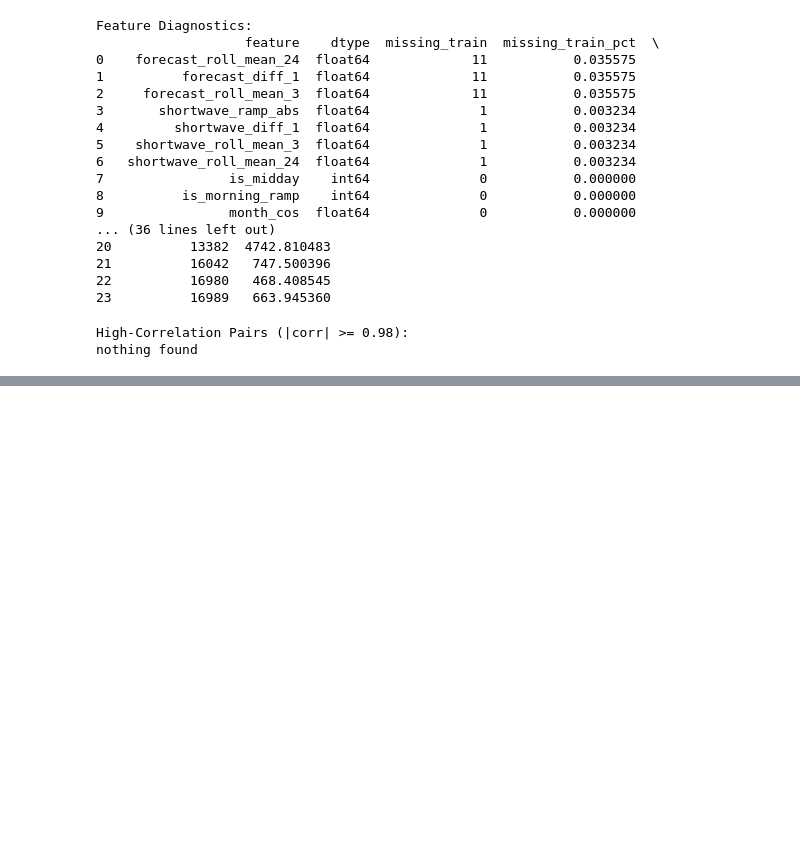
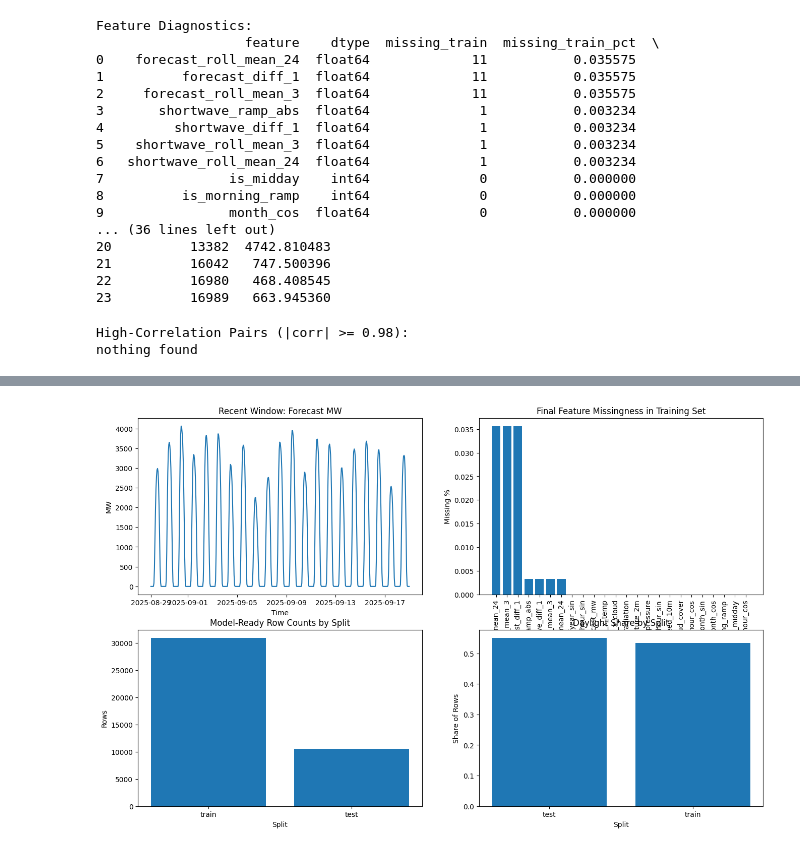
Before and after one commit to sumaitate/nyiso-solar-residual, a Jupyter notebook: notebooks/02_feature_engineering.ipynb, the cells around one changed output, grey strips where cells are left out. Drawn from its saved outputs; the diff is of its cells as text; code cells hidden in the pictures; blank space fills up the shorter version.

```diff
--- a/notebooks/02_feature_engineering.ipynb
+++ b/notebooks/02_feature_engineering.ipynb
@@ -325,8 +327,6 @@ dtype: int64
 # %% [markdown]
 ## Train/Test Split
 # %%
-split_date = pd.Timestamp("2024-07-01 00:00:00+00:00")
-
 train_time_mask = df_system["time_stamp"] < split_date
 test_time_mask = df_system["time_stamp"] >= split_date
 
@@ -359,6 +359,12 @@ print("y_test Shape:", y_test.shape)
 assert X_train.shape[0] == y_train.shape[0]
 assert X_test.shape[0] == y_test.shape[0]
 assert baseline_actual_test.shape[0] == baseline_forecast_test.shape[0] == y_test.shape[0]
+
+df_system["dataset_split"] = np.where(
+    df_system["time_stamp"] < split_date,
+    "train",
+    "test",
+)
 # %% [output]
 Split Date: 2024-07-01 00:00:00+00:00
 Train Time Rows: 31723
@@ -739,0 +487,50 @@ print("\nPlanned Output Path:", model_ready_out)
+# %%
+plot_df = model_ready_df.copy()
+
+recent_window = plot_df.tail(min(24 * 21, len(plot_df))).copy()
+
+missing_plot_df = (
+    feature_diagnostics[["feature", "missing_train_pct"]]
+    .sort_values("missing_train_pct", ascending=False)
+    .reset_index(drop=True)
+)
+
+split_counts = (
+    model_ready_df["dataset_split"]
+    .value_counts()
+    .rename_axis("dataset_split")
+    .reset_index(name="row_count")
+)
+
+daylight_share = (
+    model_ready_df.assign(is_daylight=(model_ready_df["shortwave_radiation"] > 0).astype(int))
+    .groupby("dataset_split", as_index=False)["is_daylight"]
+    .mean()
+)
+
+fig, axes = plt.subplots(2, 2, figsize=(16, 10))
+
+axes[0, 0].plot(recent_window["time_local"], recent_window["forecast_mw"])
+axes[0, 0].set_title("Recent Window: Forecast MW")
+axes[0, 0].set_xlabel("Time")
+axes[0, 0].set_ylabel("MW")
+
+axes[0, 1].bar(missing_plot_df["feature"], missing_plot_df["missing_train_pct"])
+axes[0, 1].set_title("Final Feature Missingness in Training Set")
+axes[0, 1].set_xlabel("Feature")
+axes[0, 1].set_ylabel("Missing %")
+axes[0, 1].tick_params(axis="x", rotation=90)
+
+axes[1, 0].bar(split_counts["dataset_split"], split_counts["row_count"])
+axes[1, 0].set_title("Model-Ready Row Counts by Split")
+axes[1, 0].set_xlabel("Split")
+axes[1, 0].set_ylabel("Rows")
+
+axes[1, 1].bar(daylight_share["dataset_split"], daylight_share["is_daylight"])
+axes[1, 1].set_title("Daylight Share by Split")
+axes[1, 1].set_xlabel("Split")
+axes[1, 1].set_ylabel("Share of Rows")
+
+plt.show()
+# %% [output]
+[figure, added]
```
Also changed, not shown: parts of 27 cells of this notebook.
